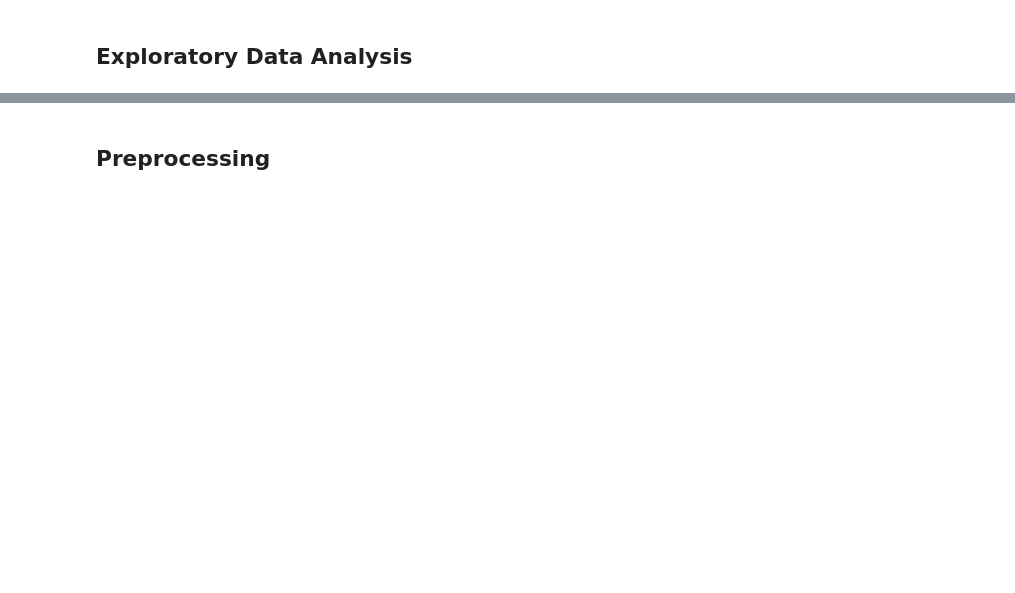
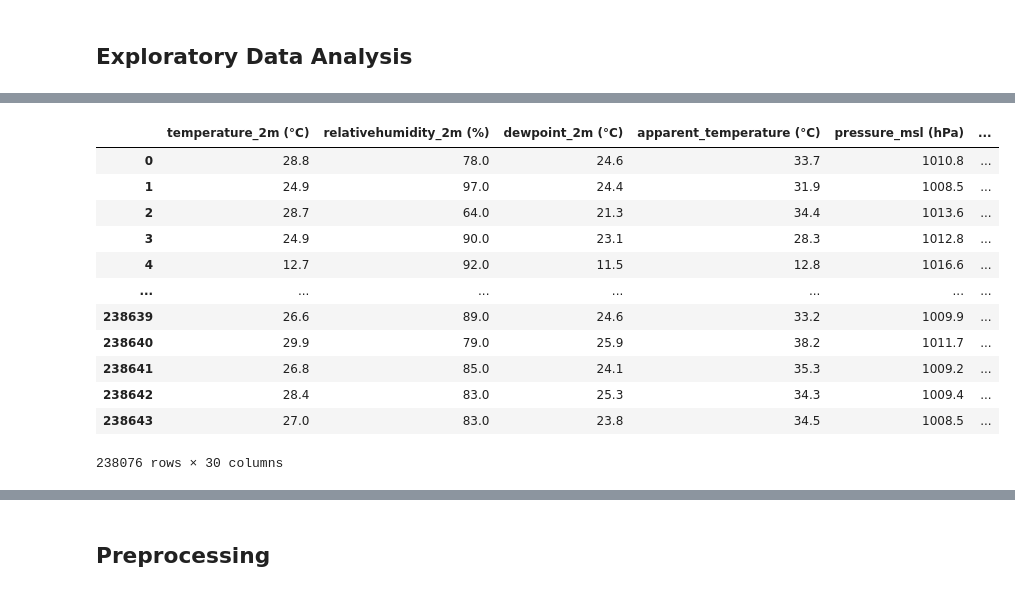
Before and after one commit to spuuntries/uni-damin-praktikum-1, a Jupyter notebook: framework.ipynb, the cells around one changed output, grey strips where cells are left out. Saved outputs shown, nothing was run; the diff lists cells and outputs as text; code cells hidden in the pictures; blank space fills up the shorter version.

```diff
--- a/framework.ipynb
+++ b/framework.ipynb
@@ -50,0 +131,2 @@ train.sample(10)
+# %%
+train.dropna(inplace=True)
@@ -50,0 +196,20 @@ train.sample(10)
+# %%
+train.drop("snowfall (cm)", axis=1, inplace=True)
+# %%
+train.dropna(inplace=True)
+# %%
+train
+# %% [output]
+|  | temperature_2m (°C) | relativehumidity_2m (%) | dewpoint_2m (°C) | apparent_temperature (°C) | pressure_msl (hPa) | ... |
+| 0 | 28.8 | 78.0 | 24.6 | 33.7 | 1010.8 | ... |
+| 1 | 24.9 | 97.0 | 24.4 | 31.9 | 1008.5 | ... |
+| 2 | 28.7 | 64.0 | 21.3 | 34.4 | 1013.6 | ... |
+| 3 | 24.9 | 90.0 | 23.1 | 28.3 | 1012.8 | ... |
+| 4 | 12.7 | 92.0 | 11.5 | 12.8 | 1016.6 | ... |
+| ... | ... | ... | ... | ... | ... | ... |
+| 238639 | 26.6 | 89.0 | 24.6 | 33.2 | 1009.9 | ... |
+| 238640 | 29.9 | 79.0 | 25.9 | 38.2 | 1011.7 | ... |
+| 238641 | 26.8 | 85.0 | 24.1 | 35.3 | 1009.2 | ... |
+| 238642 | 28.4 | 83.0 | 25.3 | 34.3 | 1009.4 | ... |
+| 238643 | 27.0 | 83.0 | 23.8 | 34.5 | 1008.5 | ... |
+238076 rows × 30 columns
```
Also changed, not shown: parts of 25 cells of this notebook.
